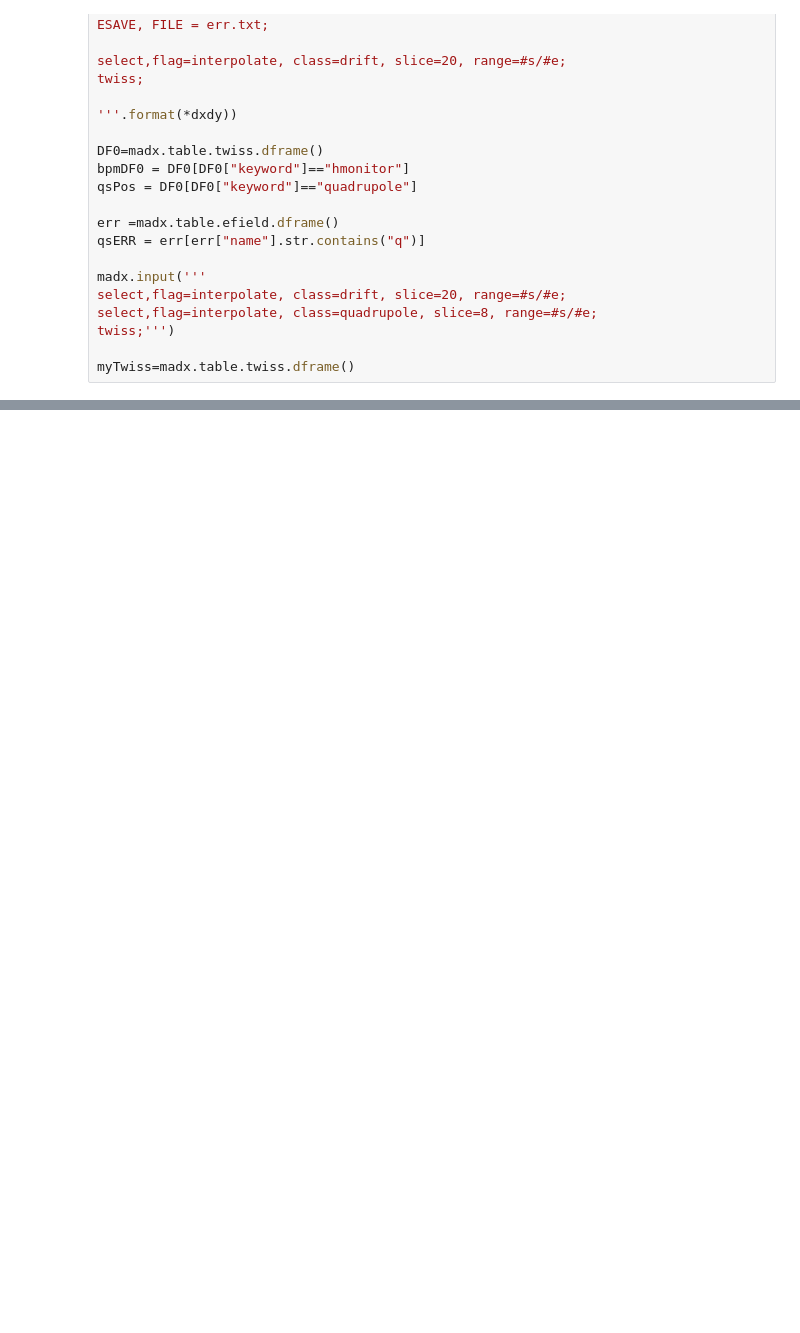
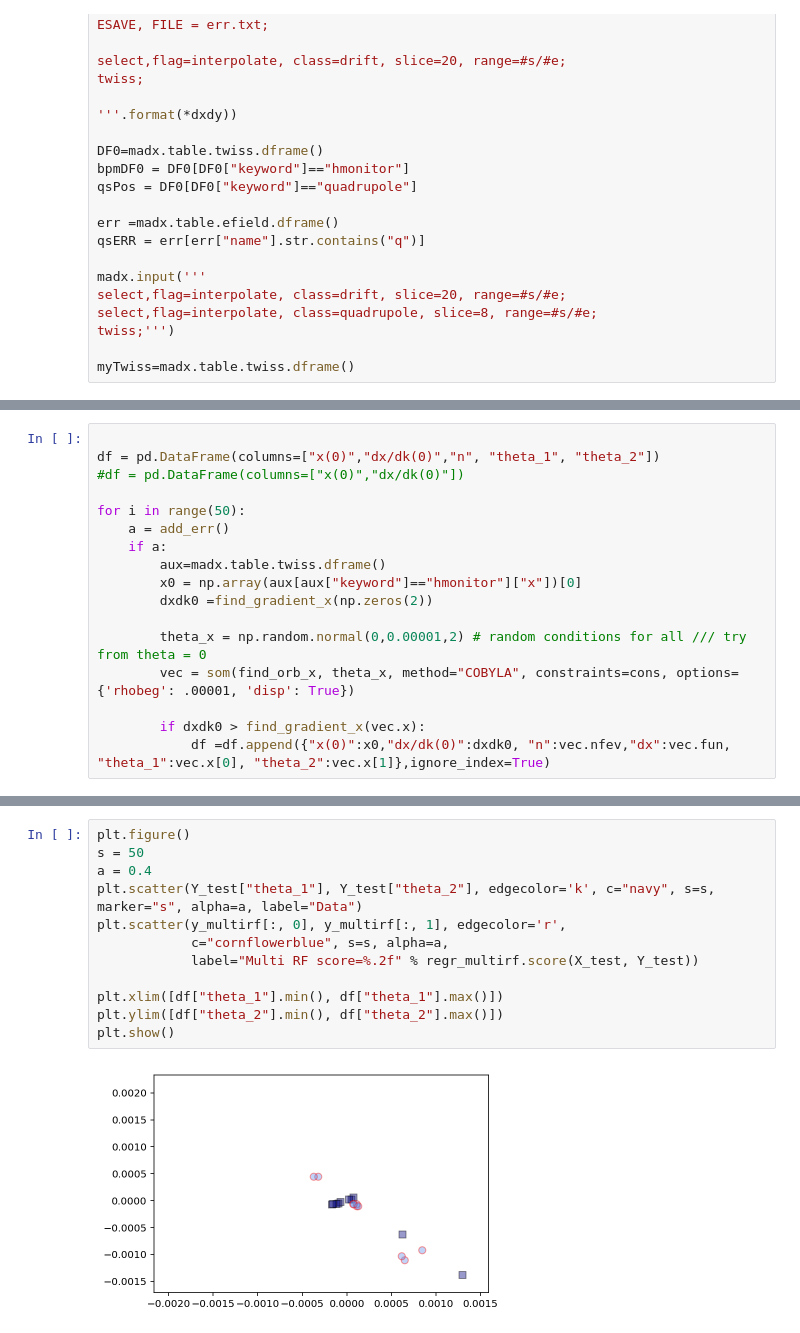
Before and after one commit to drabusov/cryring, a Jupyter notebook: FODO_orbit.ipynb, the cells around one changed output, grey strips where cells are left out. Cells and saved outputs as stored; diff of their text form; blank space fills up the shorter version.

```diff
--- a/FODO_orbit.ipynb
+++ b/FODO_orbit.ipynb
@@ -327,0 +338,17 @@ print(madx.table.summ.q1)
+# %%
+
+df = pd.DataFrame(columns=["x(0)","dx/dk(0)","n", "theta_1", "theta_2"])
+#df = pd.DataFrame(columns=["x(0)","dx/dk(0)"])
+
+for i in range(50):
+    a = add_err()
+    if a:
+        aux=madx.table.twiss.dframe()
+        x0 = np.array(aux[aux["keyword"]=="hmonitor"]["x"])[0]
+        dxdk0 =find_gradient_x(np.zeros(2))
+
+        theta_x = np.random.normal(0,0.00001,2) # random conditions for all /// try from theta = 0
+        vec = som(find_orb_x, theta_x, method="COBYLA", constraints=cons, options={'rhobeg': .00001, 'disp': True})
+
+        if dxdk0 > find_gradient_x(vec.x):
+            df =df.append({"x(0)":x0,"dx/dk(0)":dxdk0, "n":vec.nfev,"dx":vec.fun, "theta_1":vec.x[0], "theta_2":vec.x[1]},ignore_index=True)
@@ -327,0 +371,14 @@ print(madx.table.summ.q1)
+# %%
+plt.figure()
+s = 50
+a = 0.4
+plt.scatter(Y_test["theta_1"], Y_test["theta_2"], edgecolor='k', c="navy", s=s, marker="s", alpha=a, label="Data")
+plt.scatter(y_multirf[:, 0], y_multirf[:, 1], edgecolor='r',
+            c="cornflowerblue", s=s, alpha=a,
+            label="Multi RF score=%.2f" % regr_multirf.score(X_test, Y_test))
+
+plt.xlim([df["theta_1"].min(), df["theta_1"].max()])
+plt.ylim([df["theta_2"].min(), df["theta_2"].max()])
+plt.show()
+# %% [output]
+[figure, added]
```
Also changed, not shown: parts of 12 cells of this notebook.
